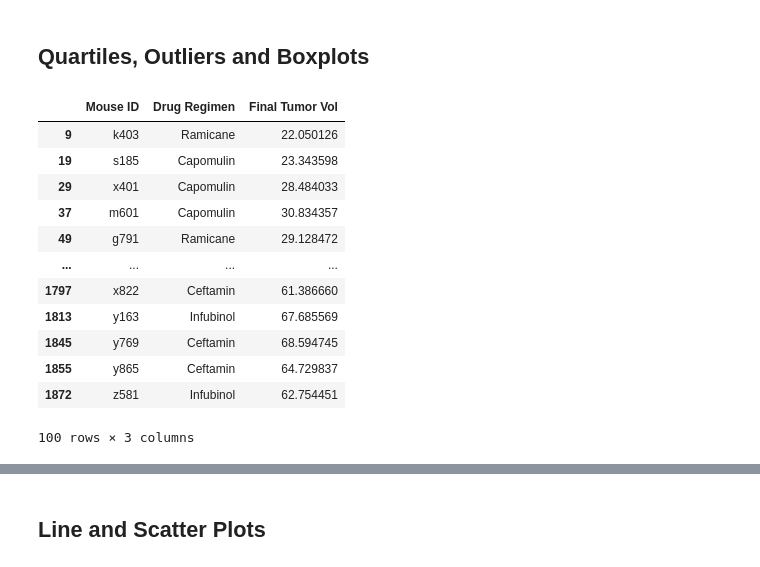
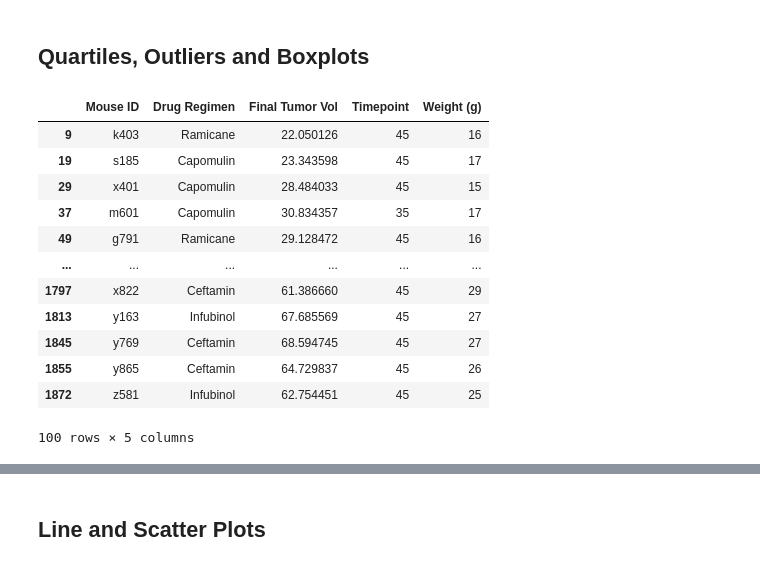
Before and after one commit to reyno255/matplotlib-challenge, a Jupyter notebook: Instructions/Pymaceuticals/main.ipynb, the cells around one changed output, grey strips where cells are left out. Saved outputs shown, nothing was run; the diff lists cells and outputs as text; code cells hidden in the pictures.

```diff
--- a/Instructions/Pymaceuticals/main.ipynb
+++ b/Instructions/Pymaceuticals/main.ipynb
@@ -202,31 +202,31 @@ plt.show()
 # %%
 # Calculate the final tumor volume of each mouse across four of the treatment regimens:
 # Capomulin, Ramicane, Infubinol, and Ceftamin
 
 filtered_df = clean_df.loc[clean_df['Drug Regimen'].isin(['Capomulin', 'Ramicane', 'Infubinol', 'Ceftamin'])]
 
 # Start by getting the last (greatest) timepoint for each mouse
 # Merge this group df with the original dataframe to get the tumor volume at the last timepoint
 
 max_timepoint_df = filtered_df[filtered_df['Timepoint'] == filtered_df.groupby('Mouse ID')['Timepoint'].transform('max')]
 
-max_timepoint_df = max_timepoint_df[['Mouse ID','Drug Regimen','Tumor Volume (mm3)']]
+max_timepoint_df = max_timepoint_df[['Mouse ID','Drug Regimen','Tumor Volume (mm3)','Timepoint','Weight (g)']]
 finalvol_df = max_timepoint_df.rename(columns={'Tumor Volume (mm3)': 'Final Tumor Vol'})
 finalvol_df
 # %% [output]
-|  | Mouse ID | Drug Regimen | Final Tumor Vol |
-| 9 | k403 | Ramicane | 22.050126 |
-| 19 | s185 | Capomulin | 23.343598 |
-| 29 | x401 | Capomulin | 28.484033 |
-| 37 | m601 | Capomulin | 30.834357 |
-| 49 | g791 | Ramicane | 29.128472 |
-| ... | ... | ... | ... |
-| 1797 | x822 | Ceftamin | 61.386660 |
-| 1813 | y163 | Infubinol | 67.685569 |
-| 1845 | y769 | Ceftamin | 68.594745 |
-| 1855 | y865 | Ceftamin | 64.729837 |
-| 1872 | z581 | Infubinol | 62.754451 |
+|  | Mouse ID | Drug Regimen | Final Tumor Vol | Timepoint | Weight (g) |
+| 9 | k403 | Ramicane | 22.050126 | 45 | 16 |
+| 19 | s185 | Capomulin | 23.343598 | 45 | 17 |
+| 29 | x401 | Capomulin | 28.484033 | 45 | 15 |
+| 37 | m601 | Capomulin | 30.834357 | 35 | 17 |
+| 49 | g791 | Ramicane | 29.128472 | 45 | 16 |
+| ... | ... | ... | ... | ... | ... |
+| 1797 | x822 | Ceftamin | 61.386660 | 45 | 29 |
+| 1813 | y163 | Infubinol | 67.685569 | 45 | 27 |
+| 1845 | y769 | Ceftamin | 68.594745 | 45 | 27 |
+| 1855 | y865 | Ceftamin | 64.729837 | 45 | 26 |
+| 1872 | z581 | Infubinol | 62.754451 | 45 | 25 |
-100 rows × 3 columns
+100 rows × 5 columns
 # %%
 # Put treatments into a list for for loop (and later for plot labels)
 
```
Also changed, not shown: parts of 4 cells of this notebook.
